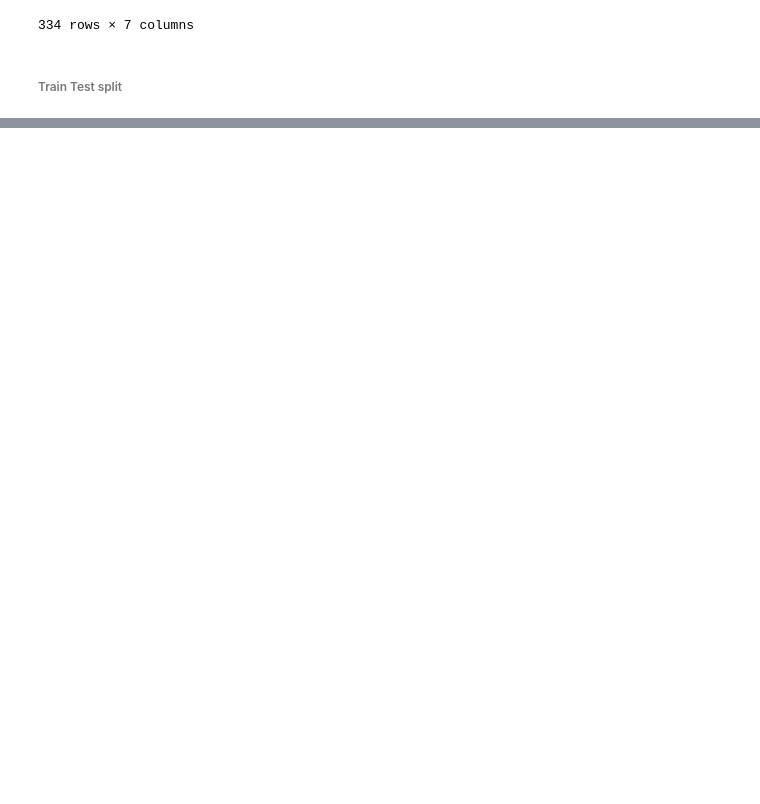
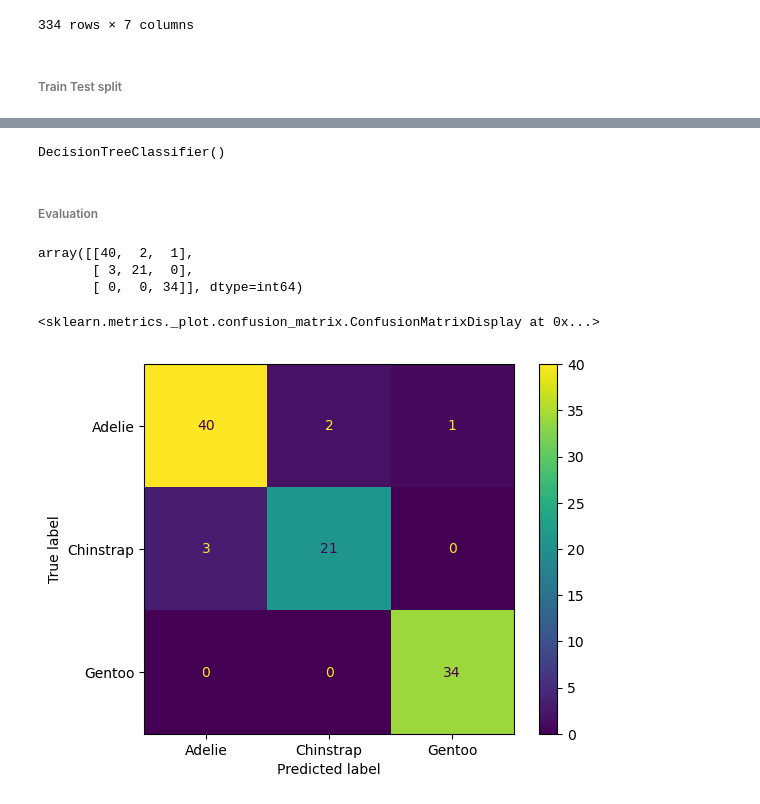
Before and after one commit to DanialAslam04/Deep_Learning_BWF_Danial_Aslam, a Jupyter notebook: Tasks/Task18/DecisionTree/DTC.ipynb, the cells around one changed output, grey strips where cells are left out. Cells and saved outputs as stored; diff of their text form; code cells hidden in the pictures; blank space fills up the shorter version.

Commit message:
Completed Dtc model training

```diff
--- a/Tasks/Task18/DecisionTree/DTC.ipynb
+++ b/Tasks/Task18/DecisionTree/DTC.ipynb
@@ -135,0 +138,2 @@ y = df['species']
+# %%
+X_train, X_test, y_train, y_test = train_test_split(fea_df, y, test_size=0.3, random_state=1)
@@ -135,0 +144,6 @@ y = df['species']
+# %%
+Dtc = DecisionTreeClassifier()
+# %%
+Dtc.fit(X_train, y_train)
+# %% [output]
+DecisionTreeClassifier()
@@ -135,0 +152,2 @@ y = df['species']
+# %% [markdown]
+###### Evaluation
@@ -135,0 +156,11 @@ y = df['species']
+# %%
+confusion_matrix(y_test,y_pred)
+# %% [output]
+array([[40,  2,  1],
+       [ 3, 21,  0],
+       [ 0,  0, 34]], dtype=int64)
+# %%
+plot_confusion_matrix(Dtc,X_test,y_test)
+# %% [output]
+<sklearn.metrics._plot.confusion_matrix.ConfusionMatrixDisplay at 0x...>
+[figure, added]
```
Also changed, not shown: parts of 10 cells of this notebook.
